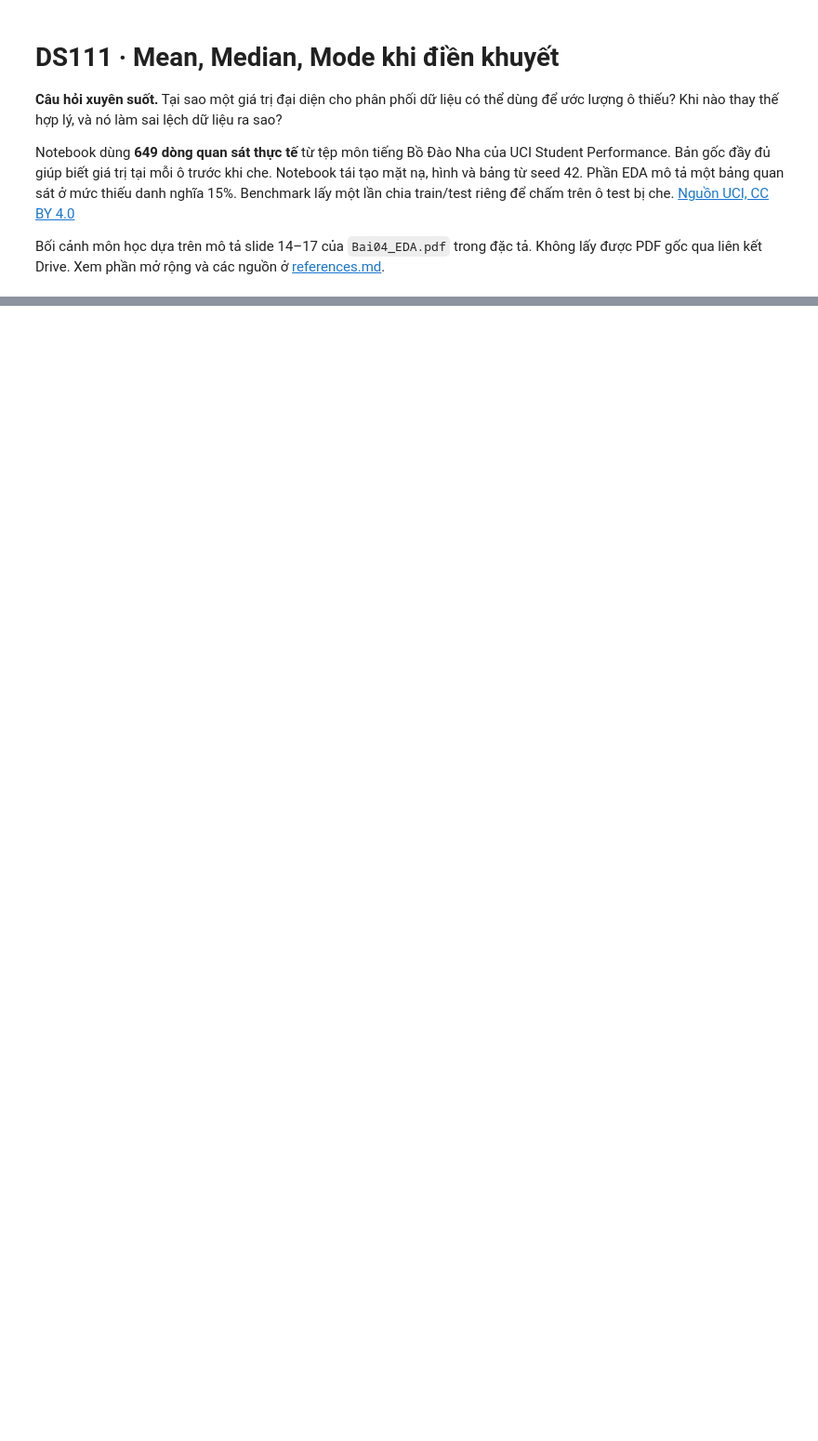
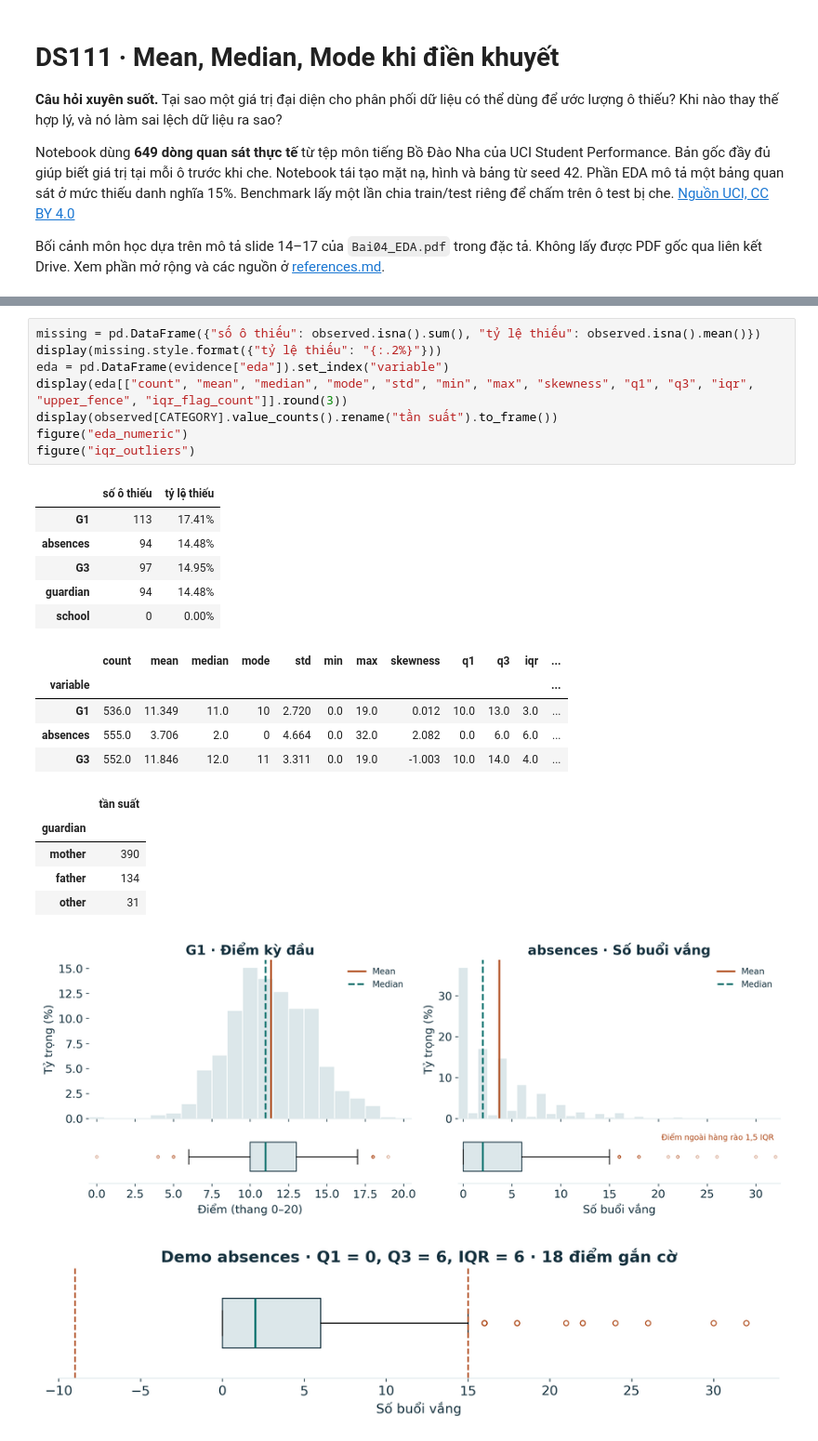
Before and after one commit to ncat218/Seminar-DS111, a Jupyter notebook: notebooks/seminar_imputation.ipynb, the cells around one changed output, grey strips where cells are left out. Shown at 93% size. Saved outputs shown, nothing was run; the diff lists cells and outputs as text; blank space fills up the shorter version.

```diff
--- a/notebooks/seminar_imputation.ipynb
+++ b/notebooks/seminar_imputation.ipynb
@@ -258,0 +228,27 @@ Khi thiếu có hệ thống hoặc cần suy luận bất định, hãy khảo
+# %%
+missing = pd.DataFrame({"số ô thiếu": observed.isna().sum(), "tỷ lệ thiếu": observed.isna().mean()})
+display(missing.style.format({"tỷ lệ thiếu": "{:.2%}"}))
+eda = pd.DataFrame(evidence["eda"]).set_index("variable")
+display(eda[["count", "mean", "median", "mode", "std", "min", "max", "skewness", "q1", "q3", "iqr", "upper_fence", "iqr_flag_count"]].round(3))
+display(observed[CATEGORY].value_counts().rename("tần suất").to_frame())
+figure("eda_numeric")
+figure("iqr_outliers")
+# %% [output]
+|  | số ô thiếu | tỷ lệ thiếu |
+| G1 | 113 | 17.41% |
+| absences | 94 | 14.48% |
+| G3 | 97 | 14.95% |
+| guardian | 94 | 14.48% |
+| school | 0 | 0.00% |
+|  | count | mean | median | mode | std | min | max | skewness | q1 | q3 | iqr | ... |
+| variable |  |  |  |  |  |  |  |  |  |  |  | ... |
+| G1 | 536.0 | 11.349 | 11.0 | 10 | 2.720 | 0.0 | 19.0 | 0.012 | 10.0 | 13.0 | 3.0 | ... |
+| absences | 555.0 | 3.706 | 2.0 | 0 | 4.664 | 0.0 | 32.0 | 2.082 | 0.0 | 6.0 | 6.0 | ... |
+| G3 | 552.0 | 11.846 | 12.0 | 11 | 3.311 | 0.0 | 19.0 | -1.003 | 10.0 | 14.0 | 4.0 | ... |
+|  | tần suất |
+| guardian |  |
+| mother | 390 |
+| father | 134 |
+| other | 31 |
+[figure, added]
+[figure, added]
```
Also changed, not shown: parts of 28 cells of this notebook, 14 other files.
